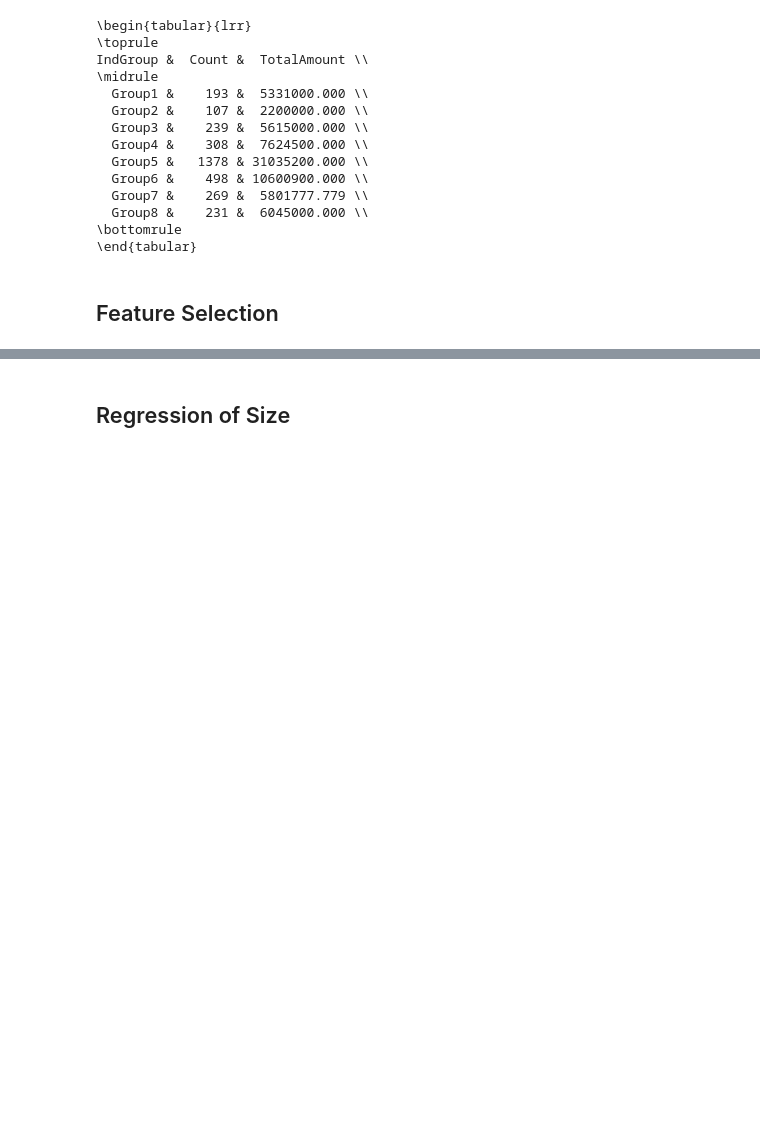
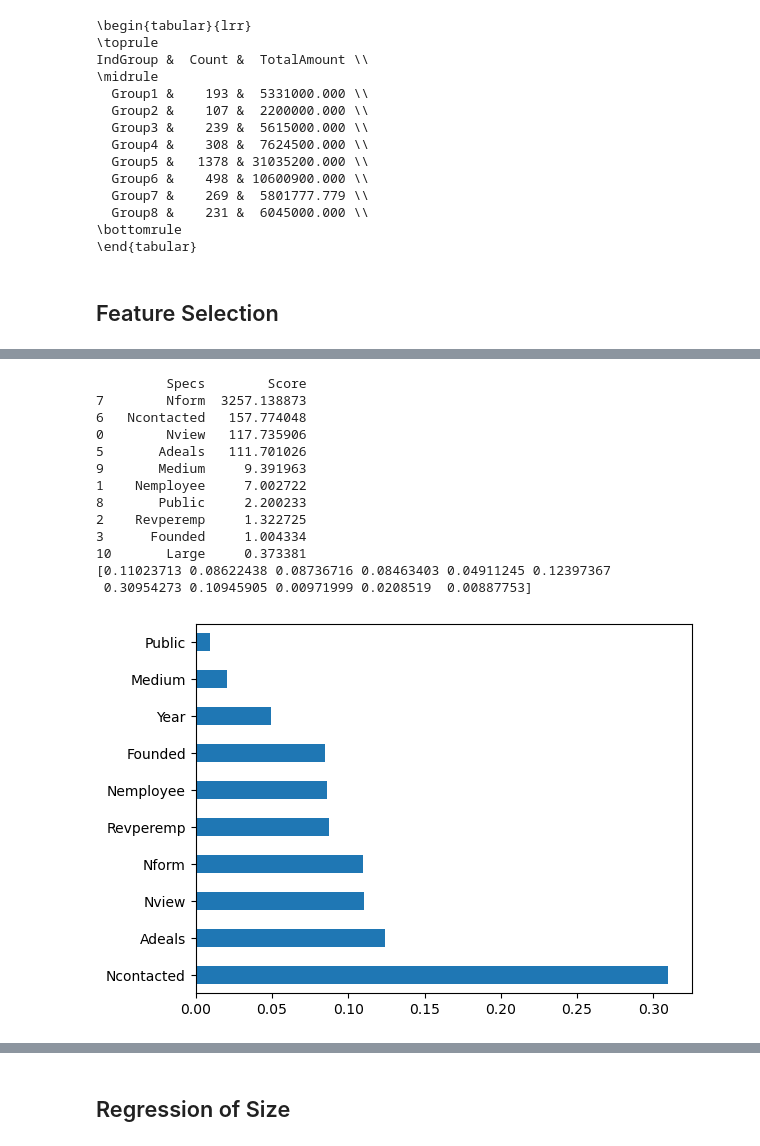
Before and after one commit to wanxii/nonlinear-pricing, a Jupyter notebook: regression.ipynb, the cells around one changed output, grey strips where cells are left out. Saved outputs shown, nothing was run; the diff lists cells and outputs as text; code cells hidden in the pictures; blank space fills up the shorter version.

```diff
--- a/regression.ipynb
+++ b/regression.ipynb
@@ -704,0 +706,32 @@ sns.heatmap(reg_data[top_corr_features].corr(), annot=True, cmap="RdYlGn");
+# %%
+bestfeatures = SelectKBest(score_func=chi2, k=10)
+fit = bestfeatures.fit(X2,y2)
+dfscores = pd.DataFrame(fit.scores_)
+dfcolumns = pd.DataFrame(X2.columns)
+#concat two dataframes for better visualization
+featureScores = pd.concat([dfcolumns,dfscores],axis=1)
+featureScores.columns = ['Specs','Score']
+print(featureScores.nlargest(10,'Score'))
+
+model = ExtraTreesClassifier()
+model.fit(X2,y2)
+print(model.feature_importances_) #use inbuilt class feature_importances of tree based classifiers
+#plot graph of feature importances for better visualization
+feat_importances = pd.Series(model.feature_importances_, index=X2.columns)
+feat_importances.nlargest(10).plot(kind='barh')
+plt.show()
+# %% [output]
+         Specs        Score
+7        Nform  3257.138873
+6   Ncontacted   157.774048
+0        Nview   117.735906
+5       Adeals   111.701026
+9       Medium     9.391963
+1    Nemployee     7.002722
+8       Public     2.200233
+2    Revperemp     1.322725
+3      Founded     1.004334
+10       Large     0.373381
+[0.11023713 0.08622438 0.08736716 0.08463403 0.04911245 0.12397367
+ 0.30954273 0.10945905 0.00971999 0.0208519  0.00887753]
+[figure, added]
```
Also changed, not shown: parts of 5 cells of this notebook.
